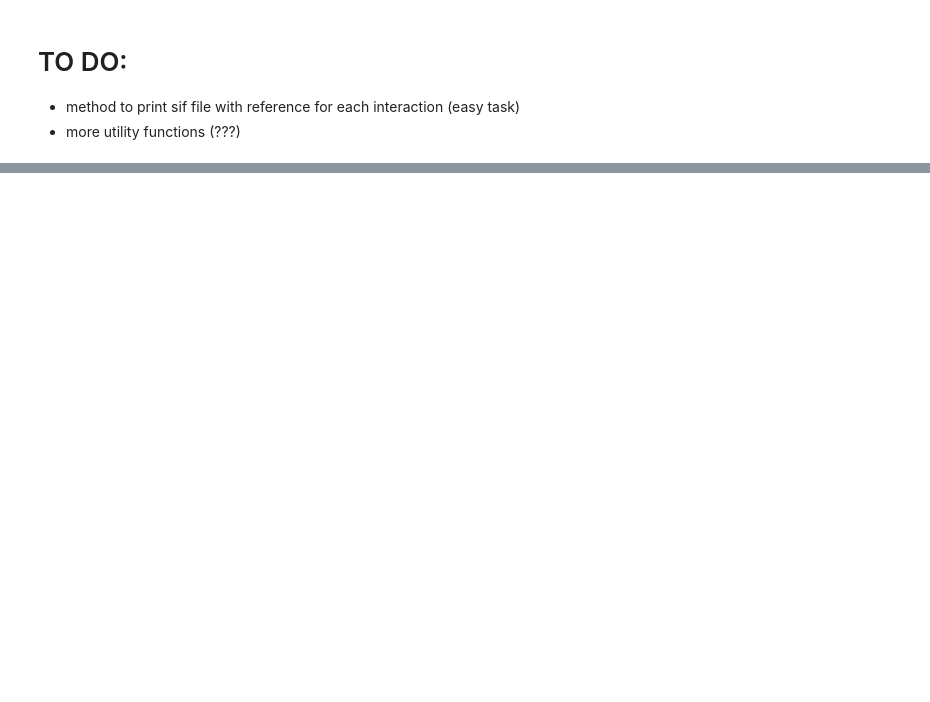
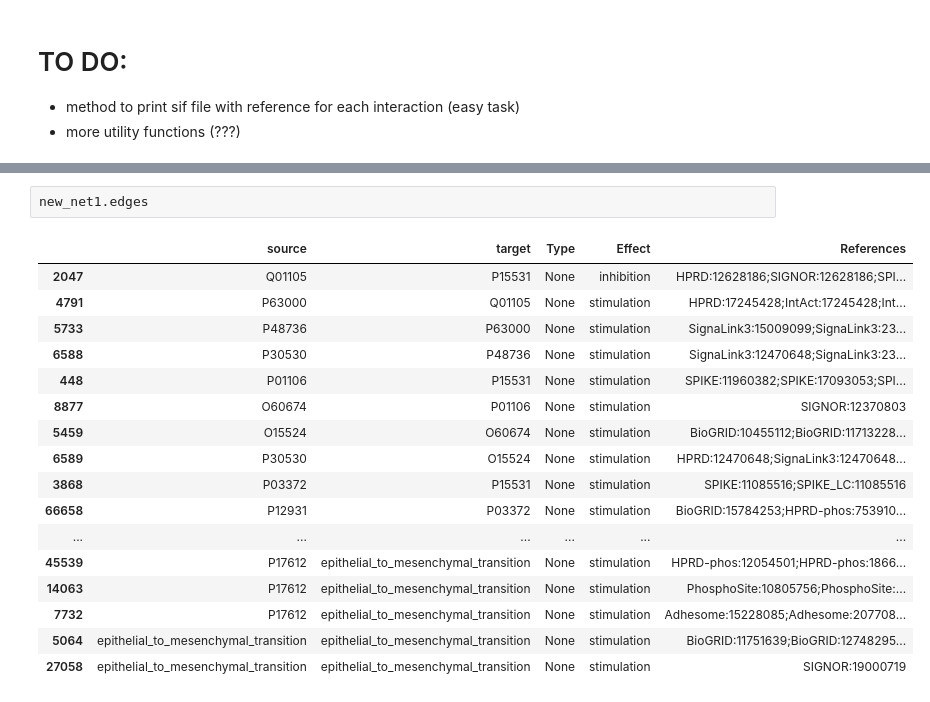
Before and after one commit to sysbio-curie/Neko, a Jupyter notebook: Tutorial_v0.9.ipynb, the cells around one changed output, grey strips where cells are left out. Cells and saved outputs as stored; diff of their text form; blank space fills up the shorter version.

```diff
--- a/Tutorial_v0.9.ipynb
+++ b/Tutorial_v0.9.ipynb
@@ -203,0 +259,20 @@ The network has some undefined interaction that will be ignored. WARNING: this c
+# %%
+new_net1.edges
+# %% [output]
+|  | source | target | Type | Effect | References |
+| 2047 | Q01105 | P15531 | None | inhibition | HPRD:12628186;SIGNOR:12628186;SPI... |
+| 4791 | P63000 | Q01105 | None | stimulation | HPRD:17245428;IntAct:17245428;Int... |
+| 5733 | P48736 | P63000 | None | stimulation | SignaLink3:15009099;SignaLink3:23... |
+| 6588 | P30530 | P48736 | None | stimulation | SignaLink3:12470648;SignaLink3:23... |
+| 448 | P01106 | P15531 | None | stimulation | SPIKE:11960382;SPIKE:17093053;SPI... |
+| 8877 | O60674 | P01106 | None | stimulation | SIGNOR:12370803 |
+| 5459 | O15524 | O60674 | None | stimulation | BioGRID:10455112;BioGRID:11713228... |
+| 6589 | P30530 | O15524 | None | stimulation | HPRD:12470648;SignaLink3:12470648... |
+| 3868 | P03372 | P15531 | None | stimulation | SPIKE:11085516;SPIKE_LC:11085516 |
+| 66658 | P12931 | P03372 | None | stimulation | BioGRID:15784253;HPRD-phos:753910... |
+| ... | ... | ... | ... | ... | ... |
+| 45539 | P17612 | epithelial_to_mesenchymal_transition | None | stimulation | HPRD-phos:12054501;HPRD-phos:1866... |
+| 14063 | P17612 | epithelial_to_mesenchymal_transition | None | stimulation | PhosphoSite:10805756;PhosphoSite:... |
+| 7732 | P17612 | epithelial_to_mesenchymal_transition | None | stimulation | Adhesome:15228085;Adhesome:207708... |
+| 5064 | epithelial_to_mesenchymal_transition | epithelial_to_mesenchymal_transition | None | stimulation | BioGRID:11751639;BioGRID:12748295... |
+| 27058 | epithelial_to_mesenchymal_transition | epithelial_to_mesenchymal_transition | None | stimulation | SIGNOR:19000719 |
```
Also changed, not shown: parts of 19 cells of this notebook.
